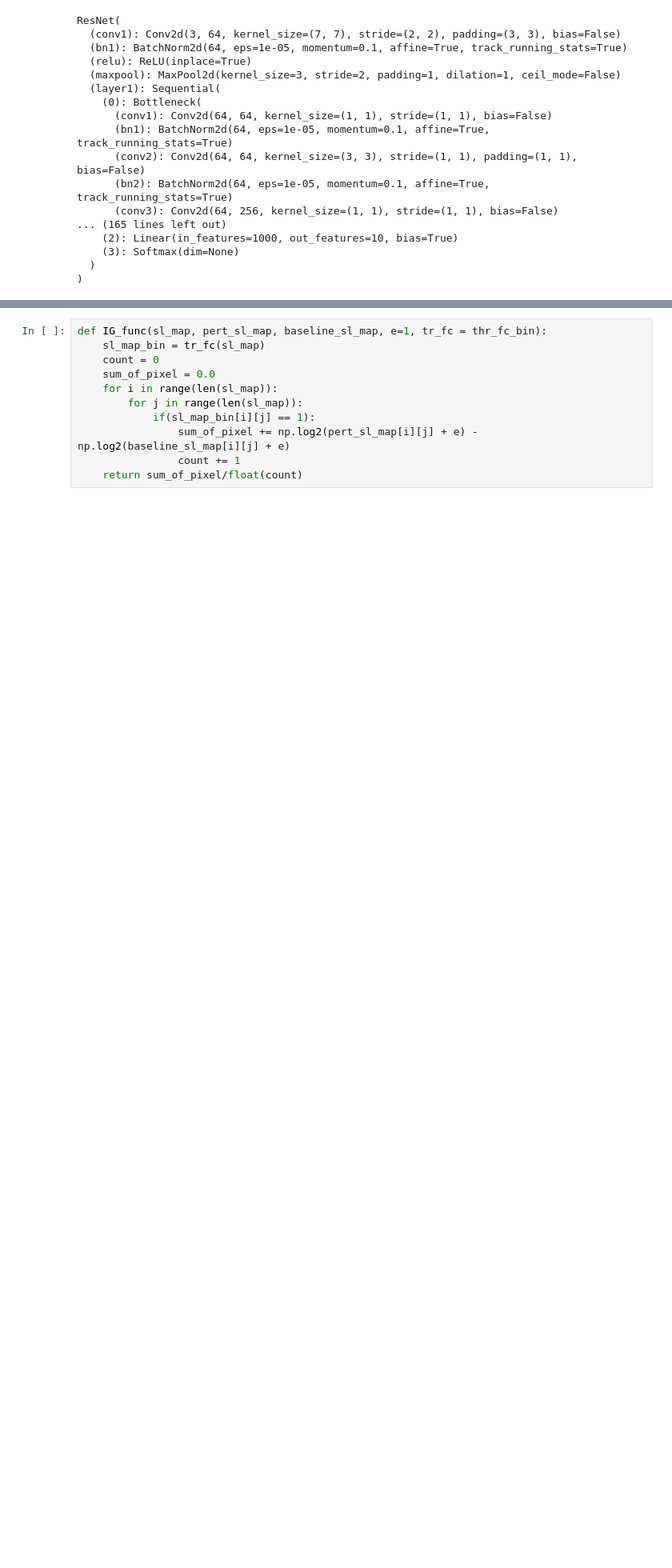
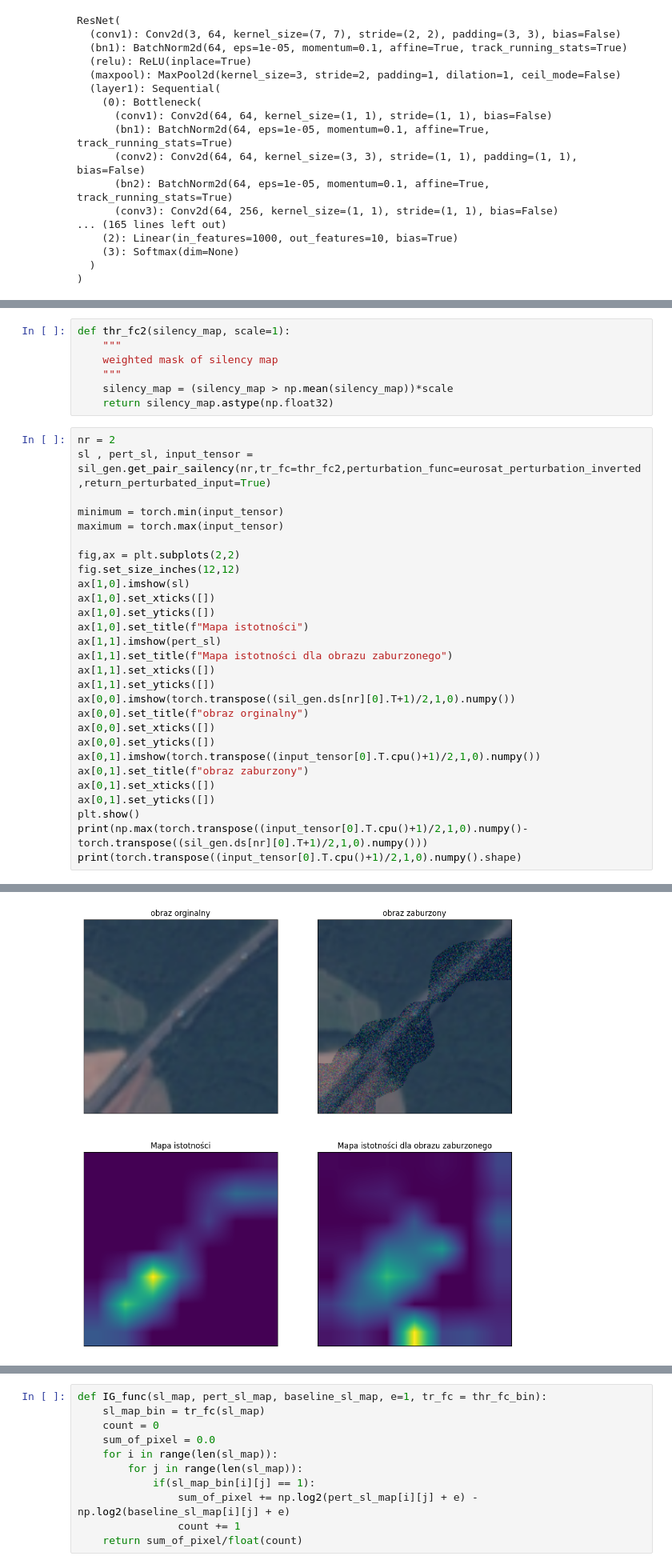
Before and after one commit to MichalMichniak/analysis-of-significance-areas, a Jupyter notebook: faithfulness_metrics.ipynb, the cells around one changed output, grey strips where cells are left out. Shown at 80% size. Drawn from its saved outputs; the diff is of its cells as text; blank space fills up the shorter version.

```diff
--- a/faithfulness_metrics.ipynb
+++ b/faithfulness_metrics.ipynb
@@ -188,0 +195,36 @@ print(torch.transpose((input_tensor[0].T.cpu()+1)/2,1,0).numpy().shape)
+# %%
+def thr_fc2(silency_map, scale=1):
+    """
+    weighted mask of silency map
+    """
+    silency_map = (silency_map > np.mean(silency_map))*scale
+    return silency_map.astype(np.float32)
+# %%
+nr = 2
+sl , pert_sl, input_tensor = sil_gen.get_pair_sailency(nr,tr_fc=thr_fc2,perturbation_func=eurosat_perturbation_inverted,return_perturbated_input=True)
+
+minimum = torch.min(input_tensor)
+maximum = torch.max(input_tensor)
+
+fig,ax = plt.subplots(2,2)
+fig.set_size_inches(12,12)
+ax[1,0].imshow(sl)
+ax[1,0].set_xticks([])
+ax[1,0].set_yticks([])
+ax[1,0].set_title(f"Mapa istotności")
+ax[1,1].imshow(pert_sl)
+ax[1,1].set_title(f"Mapa istotności dla obrazu zaburzonego")
+ax[1,1].set_xticks([])
+ax[1,1].set_yticks([])
+ax[0,0].imshow(torch.transpose((sil_gen.ds[nr][0].T+1)/2,1,0).numpy())
+ax[0,0].set_title(f"obraz orginalny")
+ax[0,0].set_xticks([])
+ax[0,0].set_yticks([])
+ax[0,1].imshow(torch.transpose((input_tensor[0].T.cpu()+1)/2,1,0).numpy())
+ax[0,1].set_title(f"obraz zaburzony")
+ax[0,1].set_xticks([])
+ax[0,1].set_yticks([])
+plt.show()
+print(np.max(torch.transpose((input_tensor[0].T.cpu()+1)/2,1,0).numpy()-torch.transpose((sil_gen.ds[nr][0].T+1)/2,1,0).numpy()))
+print(torch.transpose((input_tensor[0].T.cpu()+1)/2,1,0).numpy().shape)
+# %% [output]
@@ -188,0 +232 @@ print(torch.transpose((input_tensor[0].T.cpu()+1)/2,1,0).numpy().shape)
+[figure, added]
```
Also changed, not shown: parts of 14 cells of this notebook, 15 other files.
